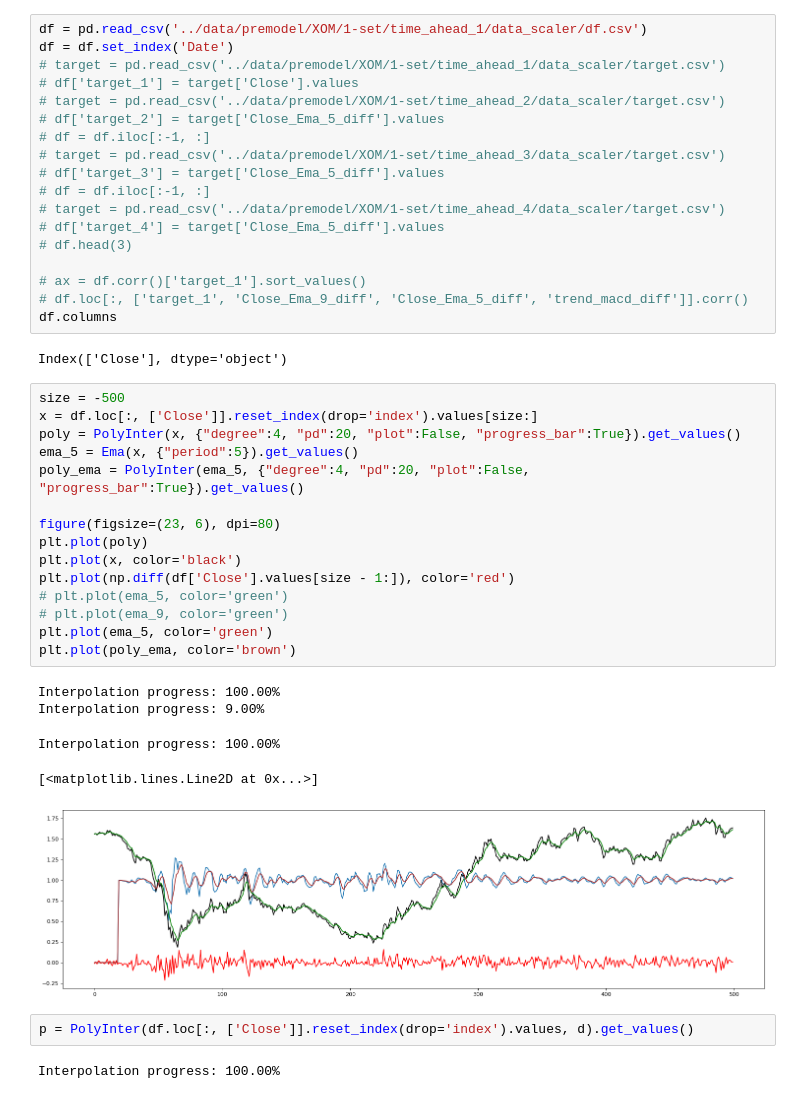
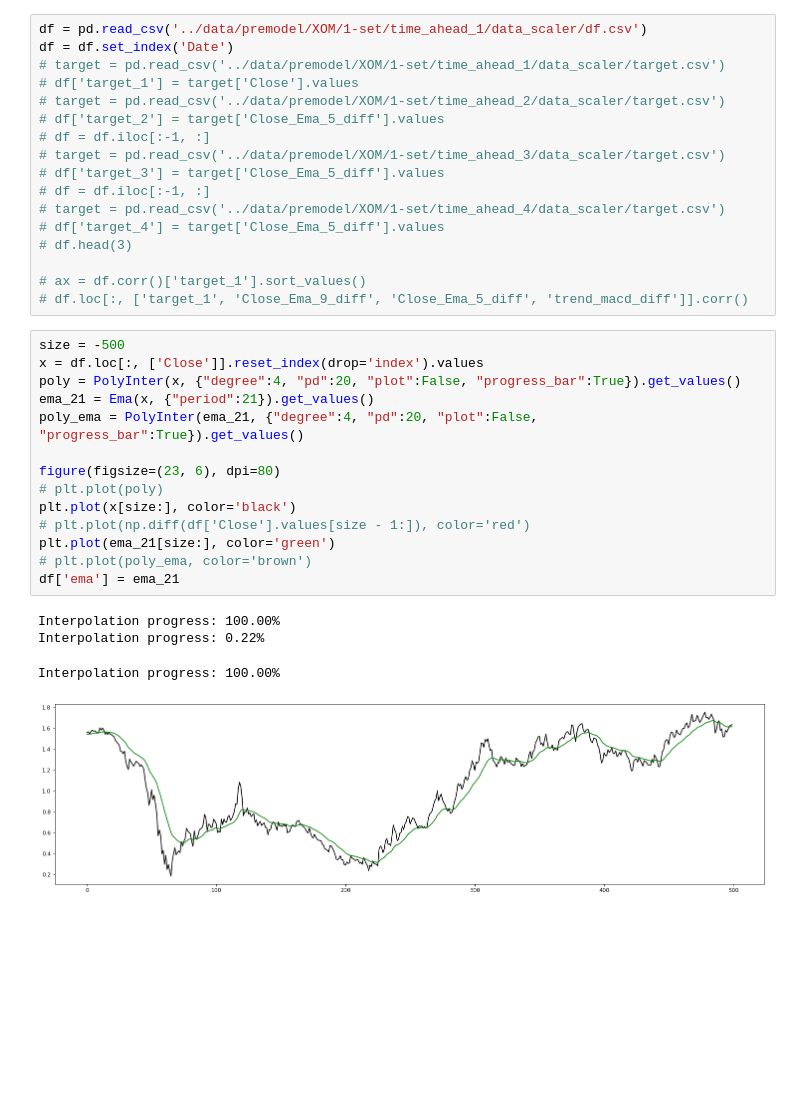
Before and after one commit to GustavoFortti/market-data-pipe, a Jupyter notebook: notebooks/target.ipynb, the cells around one changed output. Cells and saved outputs as stored; diff of their text form; blank space fills up the shorter version.

```diff
--- a/notebooks/target.ipynb
+++ b/notebooks/target.ipynb
@@ -51,33 +54,24 @@ df = df.set_index('Date')
 
 # ax = df.corr()['target_1'].sort_values()
 # df.loc[:, ['target_1', 'Close_Ema_9_diff', 'Close_Ema_5_diff', 'trend_macd_diff']].corr()
-df.columns
-# %% [output]
-Index(['Close'], dtype='object')
 # %%
 size = -500
-x = df.loc[:, ['Close']].reset_index(drop='index').values[size:]
+x = df.loc[:, ['Close']].reset_index(drop='index').values
 poly = PolyInter(x, {"degree":4, "pd":20, "plot":False, "progress_bar":True}).get_values()
-ema_5 = Ema(x, {"period":5}).get_values()
-poly_ema = PolyInter(ema_5, {"degree":4, "pd":20, "plot":False, "progress_bar":True}).get_values()
+ema_21 = Ema(x, {"period":21}).get_values()
+poly_ema = PolyInter(ema_21, {"degree":4, "pd":20, "plot":False, "progress_bar":True}).get_values()
 
 figure(figsize=(23, 6), dpi=80)
-plt.plot(poly)
-plt.plot(x, color='black')
-plt.plot(np.diff(df['Close'].values[size - 1:]), color='red')
-# plt.plot(ema_5, color='green')
-# plt.plot(ema_9, color='green')
-plt.plot(ema_5, color='green')
-plt.plot(poly_ema, color='brown')
+# plt.plot(poly)
+plt.plot(x[size:], color='black')
+# plt.plot(np.diff(df['Close'].values[size - 1:]), color='red')
+plt.plot(ema_21[size:], color='green')
+# plt.plot(poly_ema, color='brown')
+df['ema'] = ema_21
 # %% [output]
 Interpolation progress: 100.00%
-Interpolation progress: 9.00%
+Interpolation progress: 0.22%
 Interpolation progress: 100.00%
-[<matplotlib.lines.Line2D at 0x...>]
-[figure, old version]
+[figure, new version]
-# %%
-p = PolyInter(df.loc[:, ['Close']].reset_index(drop='index').values, d).get_values()
-# %% [output]
-Interpolation progress: 100.00%
 # %%
 def regressor(tah):
```
Also changed, not shown: parts of 5 cells of this notebook, 8 other files.
